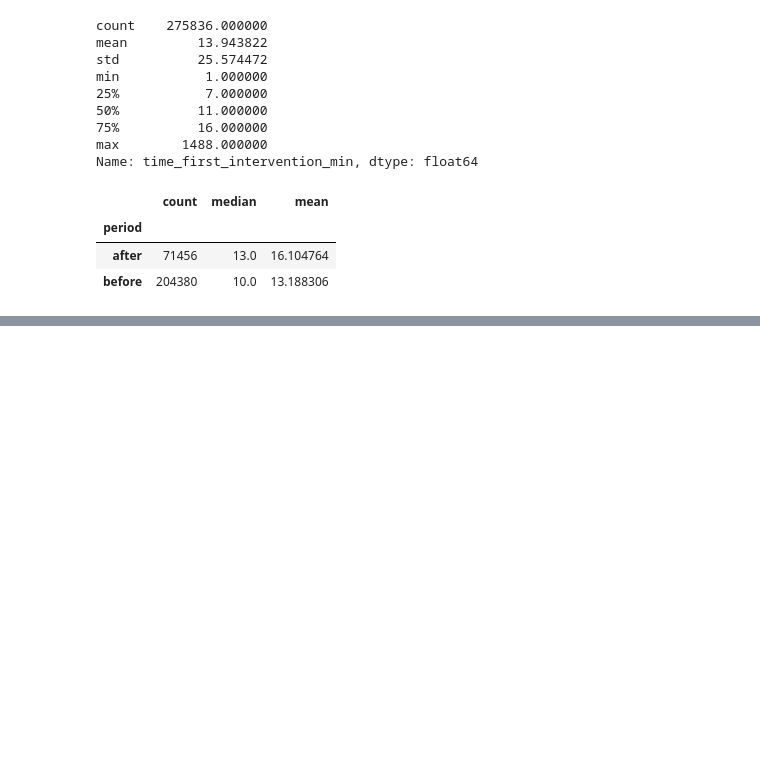
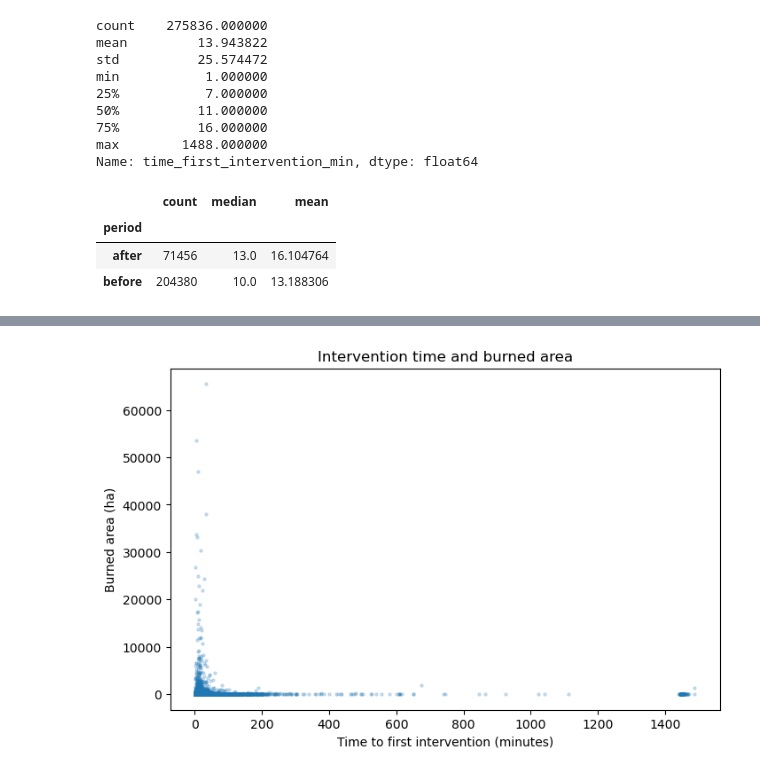
Before and after one commit to KevinSalgado/Statistics_Project, a Jupyter notebook: Data_Preparation_and_Visualization.ipynb, the cells around one changed output, grey strips where cells are left out. Drawn from its saved outputs; the diff is of its cells as text; code cells hidden in the pictures; blank space fills up the shorter version.

```diff
--- a/Data_Preparation_and_Visualization.ipynb
+++ b/Data_Preparation_and_Visualization.ipynb
@@ -468,0 +518,11 @@ plt.show()
+# %%
+# Q3: intervention time by period
+q3 = data.loc[
+    data["Ano"].between(2008, 2025)
+].dropna(subset=["time_first_intervention_min"]).copy()
+
+# Q5: intervention time and burned area
+q5 = q3.dropna(subset=["AreaTotal_ha"]).copy()
+
+print("Q3 observations:", len(q3))
+print("Q5 observations:", len(q5))
@@ -468,0 +544,16 @@ plt.show()
+# %%
+plt.figure(figsize=(8, 5))
+
+plt.scatter(
+    q5["time_first_intervention_min"],
+    q5["AreaTotal_ha"],
+    alpha=0.2,
+    s=5
+)
+
+plt.xlabel("Time to first intervention (minutes)")
+plt.ylabel("Burned area (ha)")
+plt.title("Intervention time and burned area")
+plt.show()
+# %% [output]
+[figure, added]
```
Also changed, not shown: parts of 53 cells of this notebook.
